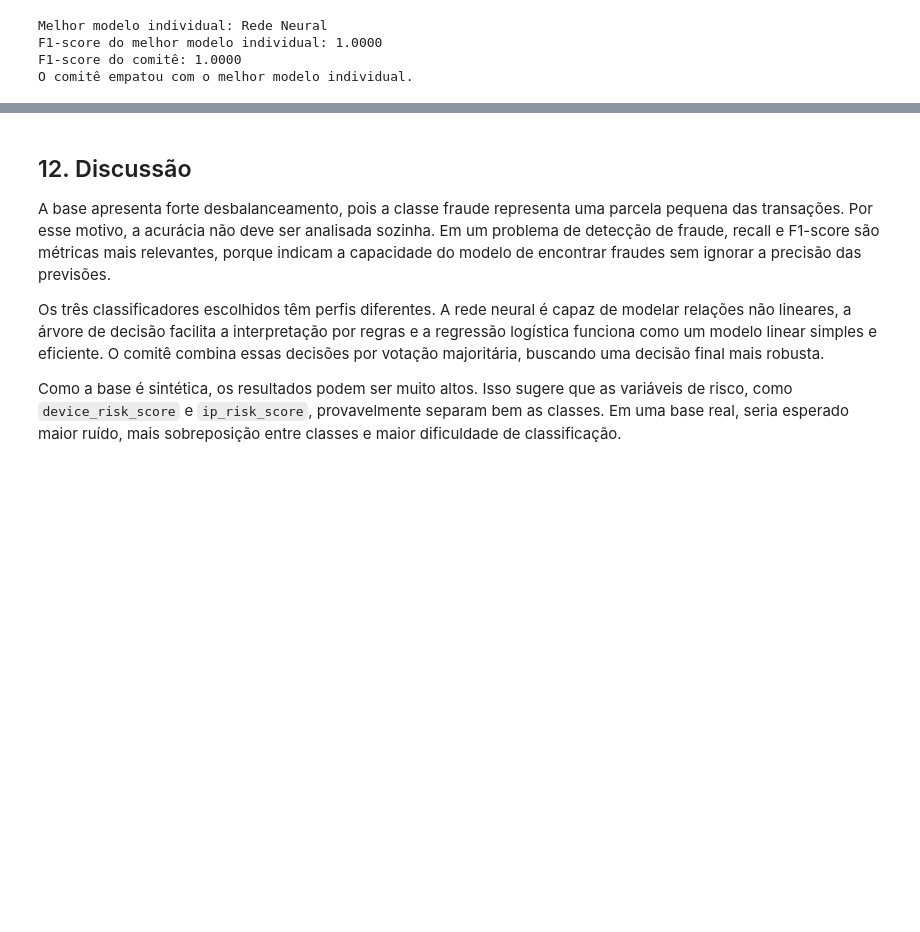
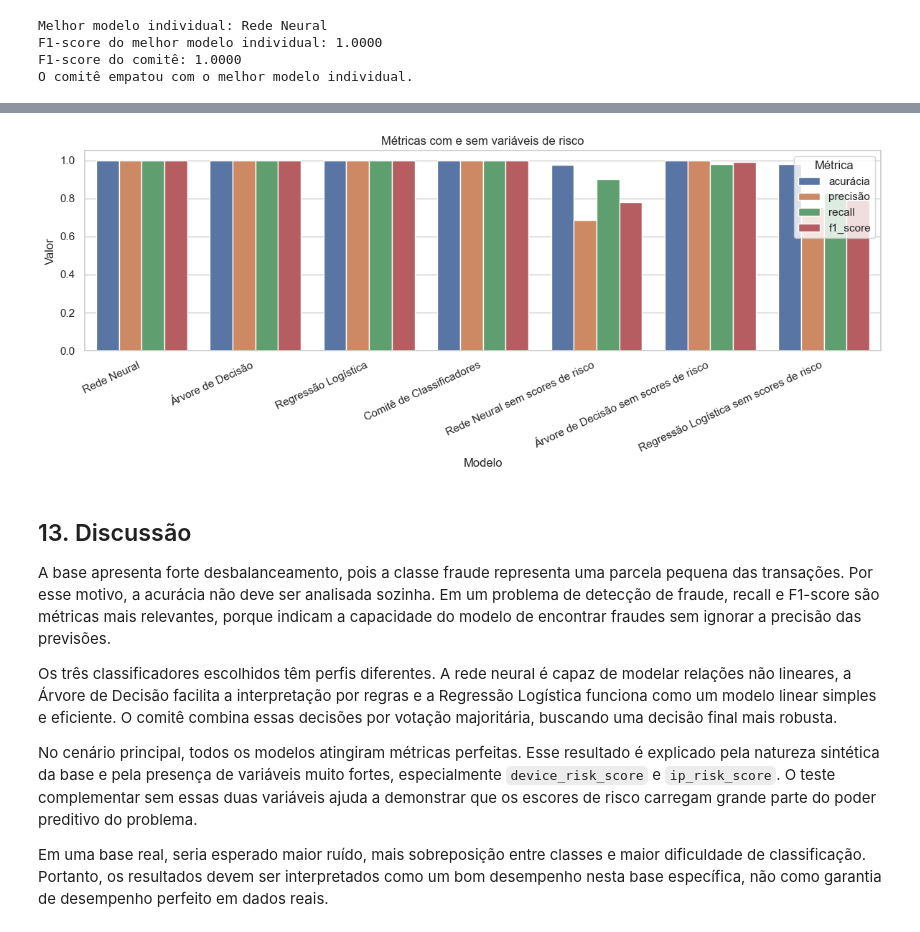
Before and after one commit to Lapenha/A3_IA_USJT_2026, a Jupyter notebook: A3_classifier_committee.ipynb, the cells around one changed output, grey strips where cells are left out. Cells and saved outputs as stored; diff of their text form; code cells hidden in the pictures; blank space fills up the shorter version.

Commit message:
docs: add risk score sensitivity analysis

```diff
--- a/A3_classifier_committee.ipynb
+++ b/A3_classifier_committee.ipynb
@@ -563,0 +632,9 @@ O comitê empatou com o melhor modelo individual.
+# %%
+main_summary = comparison_df[["modelo", "acurácia", "precisão", "recall", "f1_score"]].copy()
+main_summary["cenário"] = "Com scores de risco"
+
+risk_summary = results_without_risk_df[["modelo", "acurácia", "precisão", "recall", "f1_score"]].copy()
+risk_summary["cenário"] = "Sem scores de risco"
+
+risk_comparison_df = pd.concat([main_summary, risk_summary], ignore_index=True)
+risk_comparison_df[["cenário", "modelo", "acurácia", "precisão", "recall", "f1_score"]].round(4)
@@ -564,9 +650,31 @@ O comitê empatou com o melhor modelo individual.
+# %%
+plot_risk_df = risk_comparison_df.melt(
+    id_vars=["cenário", "modelo"],
+    value_vars=["acurácia", "precisão", "recall", "f1_score"],
+    var_name="métrica",
+    value_name="valor",
+)
+
+plt.figure(figsize=(12, 5))
+sns.barplot(data=plot_risk_df, x="modelo", y="valor", hue="métrica")
+plt.ylim(0, 1.05)
+plt.title("Métricas com e sem variáveis de risco")
+plt.xlabel("Modelo")
+plt.ylabel("Valor")
+plt.xticks(rotation=25, ha="right")
+plt.legend(title="Métrica")
+plt.tight_layout()
+plt.show()
+# %% [output]
+[figure, added]
 # %% [markdown]
-## 12. Discussão
+## 13. Discussão
 
 A base apresenta forte desbalanceamento, pois a classe fraude representa uma parcela pequena das transações. Por esse motivo, a acurácia não deve ser analisada sozinha. Em um problema de detecção de fraude, recall e F1-score são métricas mais relevantes, porque indicam a capacidade do modelo de encontrar fraudes sem ignorar a precisão das previsões.
 
-Os três classificadores escolhidos têm perfis diferentes. A rede neural é capaz de modelar relações não lineares, a árvore de decisão facilita a interpretação por regras e a regressão logística funciona como um modelo linear simples e eficiente. O comitê combina essas decisões por votação majoritária, buscando uma decisão final mais robusta.
+Os três classificadores escolhidos têm perfis diferentes. A rede neural é capaz de modelar relações não lineares, a Árvore de Decisão facilita a interpretação por regras e a Regressão Logística funciona como um modelo linear simples e eficiente. O comitê combina essas decisões por votação majoritária, buscando uma decisão final mais robusta.
 
-Como a base é sintética, os resultados podem ser muito altos. Isso sugere que as variáveis de risco, como `device_risk_score` e `ip_risk_score`, provavelmente separam bem as classes. Em uma base real, seria esperado maior ruído, mais sobreposição entre classes e maior dificuldade de classificação.
+No cenário principal, todos os modelos atingiram métricas perfeitas. Esse resultado é explicado pela natureza sintética da base e pela presença de variáveis muito fortes, especialmente `device_risk_score` e `ip_risk_score`. O teste complementar sem essas duas variáveis ajuda a demonstrar que os escores de risco carregam grande parte do poder preditivo do problema.
+
+Em uma base real, seria esperado maior ruído, mais sobreposição entre classes e maior dificuldade de classificação. Portanto, os resultados devem ser interpretados como um bom desempenho nesta base específica, não como garantia de desempenho perfeito em dados reais.
 # %% [markdown]
```
Also changed, not shown: parts of 4 cells of this notebook, 1 other file.
